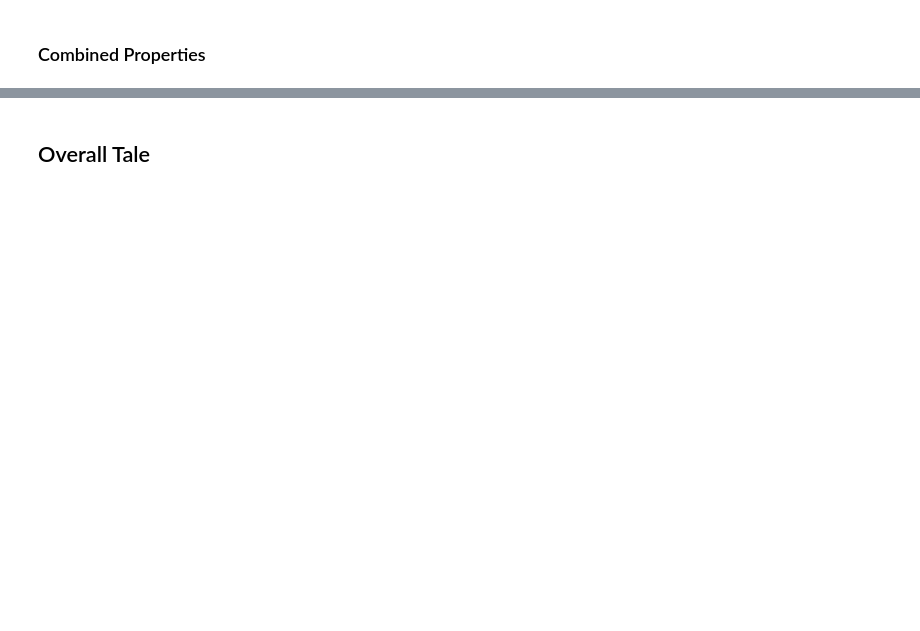
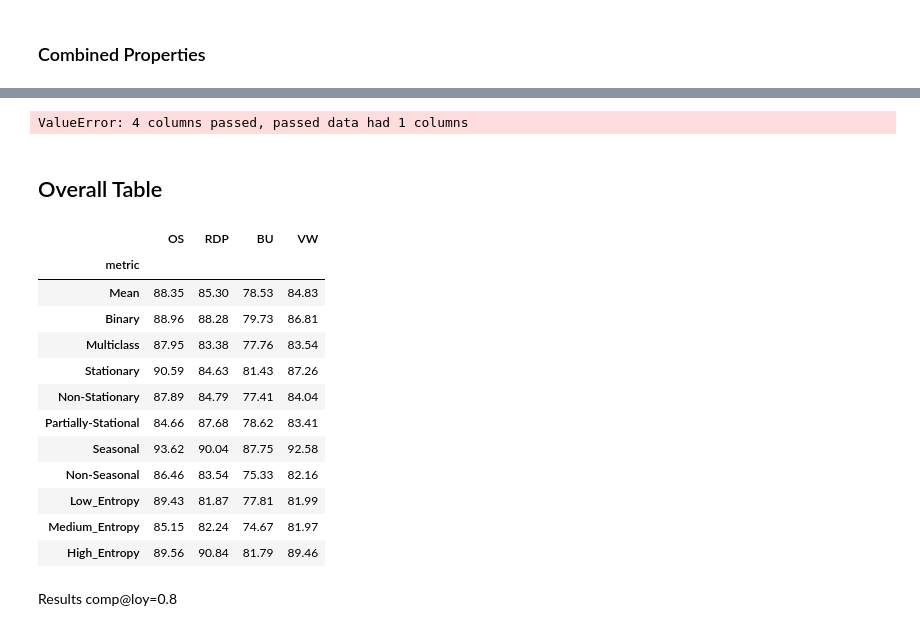
Before and after one commit to femartip/XAI_time_series, a Jupyter notebook: results/global_results.ipynb, the cells around one changed output, grey strips where cells are left out. Cells and saved outputs as stored; diff of their text form; code cells hidden in the pictures; blank space fills up the shorter version.

```diff
--- a/results/global_results.ipynb
+++ b/results/global_results.ipynb
@@ -1336,4 +1349,5 @@ results_minirocket_best_case
 # %%
+"""
 auc_perf = np.array([round(result*100,4) for result in results_minirocket_best_case["performance"].to_list()])
 simp_alg = results_minirocket_best_case["simp_algorithm"].unique()
 auc_perf = np.array_split(auc_perf, 4)
@@ -1342,8 +1356,11 @@ datasets = results_minirocket_best_case["dataset"].unique()
 best_resulting_table = pd.DataFrame(auc_perf, columns=simp_alg, index=datasets)
 best_resulting_table.loc["Mean"] = best_resulting_table.select_dtypes(include=['number']).mean()
 best_resulting_table
+"""
+# %% [output]
+ValueError: 4 columns passed, passed data had 1 columns
 # %% [markdown]
-## Overall Tale
+## Overall Table
 # %%
 #results_cnn_alg_stat_mean
 
@@ -1362,39 +1379,55 @@ rows = []
 mean_auc_minirocket= [os_alg_mean_minirocket, rdp_alg_mean_minirocket, bu_alg_mean_minirocket, vw_alg_mean_minirocket]
 
 mean_auc_minirocket_perc = [value*100 for value in mean_auc_minirocket]
-mean = dict(zip(["metric","OS", "RDP", "BU_1", "BU_2", "VW"], ["Mean"]+ mean_auc_minirocket_perc))
+mean = dict(zip(["metric","OS", "RDP", "BU", "VW"], ["Mean"]+ mean_auc_minirocket_perc))
 rows.append(mean)
 
 class_dict_bin = dataframe_to_dict(results_minirocket_alg_bin_vs_mc_mean, "binary", "Binary")
 rows.append(class_dict_bin)
 class_dict_mc = dataframe_to_dict(results_minirocket_alg_bin_vs_mc_mean, "multiclass", "Multiclass")
 rows.append(class_dict_mc)
 
 stat_dict_true = dataframe_to_dict(results_minirocket_alg_stat_mean, "True", "Stationary")
 rows.append(stat_dict_true)
 stat_dict_false = dataframe_to_dict(results_minirocket_alg_stat_mean, "False", "Non-Stationary")
 rows.append(stat_dict_false)
 stat_dict_partial = dataframe_to_dict(results_minirocket_alg_stat_mean, "Partial", "Partially-Stational")
 rows.append(stat_dict_partial)
 
 ses_dict_true = dataframe_to_dict(results_minirocket_alg_season_mean, True, "Seasonal")
 rows.append(ses_dict_true)
 ses_dict_false = dataframe_to_dict(results_minirocket_alg_season_mean, False, "Non-Seasonal")
 rows.append(ses_dict_false)
 
 entropy_dict_true = dataframe_to_dict(results_minirocket_alg_entropy_mean, 0, "Low_Entropy")
 rows.append(entropy_dict_true)
 entropy_dict_false = dataframe_to_dict(results_minirocket_alg_entropy_mean, 1, "Medium_Entropy")
 rows.append(entropy_dict_false)
 entropy_dict_partial = dataframe_to_dict(results_minirocket_alg_entropy_mean, 2, "High_Entropy")
 rows.append(entropy_dict_partial)
 
 pd.set_option('display.precision', 2)
 
 #metrics_df = pd.DataFrame.from_dict(rows).sort_values(by='OS', ascending=False)
 metrics_df = pd.DataFrame.from_dict(rows)
 metrics_df = metrics_df.set_index('metric')
 metrics_df
+# %% [output]
+|  | OS | RDP | BU | VW |
+| metric |  |  |  |  |
+| Mean | 88.35 | 85.30 | 78.53 | 84.83 |
+| Binary | 88.96 | 88.28 | 79.73 | 86.81 |
+| Multiclass | 87.95 | 83.38 | 77.76 | 83.54 |
+| Stationary | 90.59 | 84.63 | 81.43 | 87.26 |
+| Non-Stationary | 87.89 | 84.79 | 77.41 | 84.04 |
+| Partially-Stational | 84.66 | 87.68 | 78.62 | 83.41 |
+| Seasonal | 93.62 | 90.04 | 87.75 | 92.58 |
+| Non-Seasonal | 86.46 | 83.54 | 75.33 | 82.16 |
+| Low_Entropy | 89.43 | 81.87 | 77.81 | 81.99 |
+| Medium_Entropy | 85.15 | 82.24 | 74.67 | 81.97 |
+| High_Entropy | 89.56 | 90.84 | 81.79 | 89.46 |
+# %% [markdown]
+Results comp@loy=0.8
 # %%
 rows = []
 mean_comp_minirocket_perc = mean_comp_minirocket
```
Also changed, not shown: parts of 32 cells of this notebook, 8 other files.
